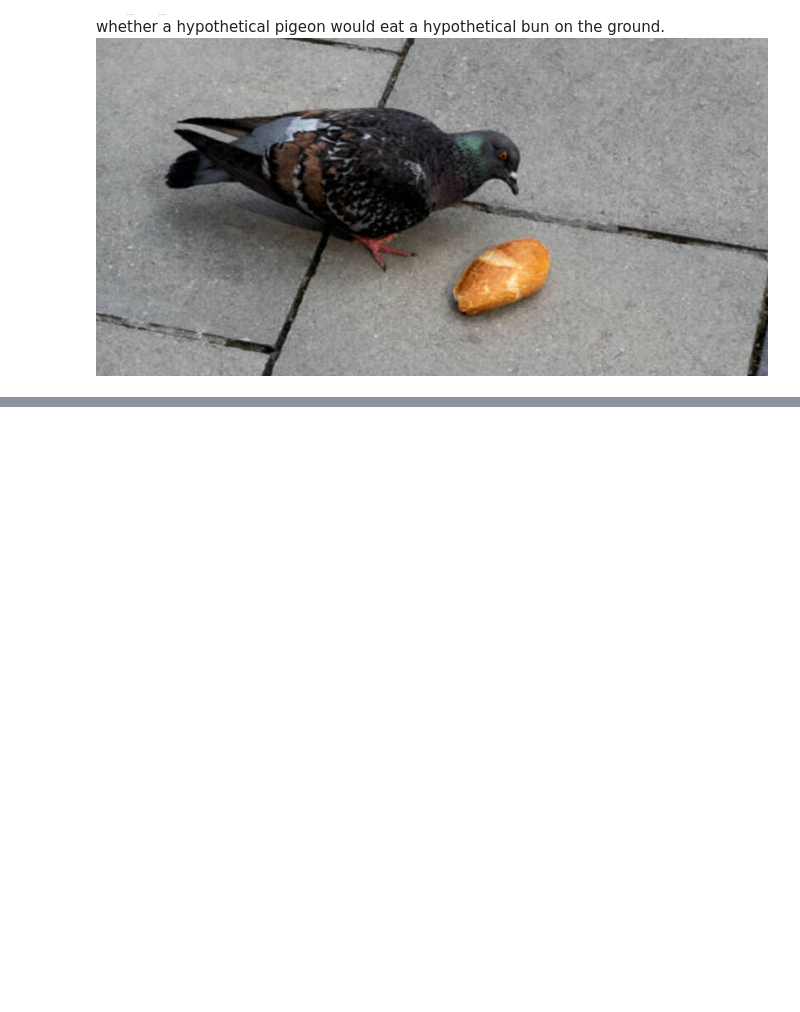
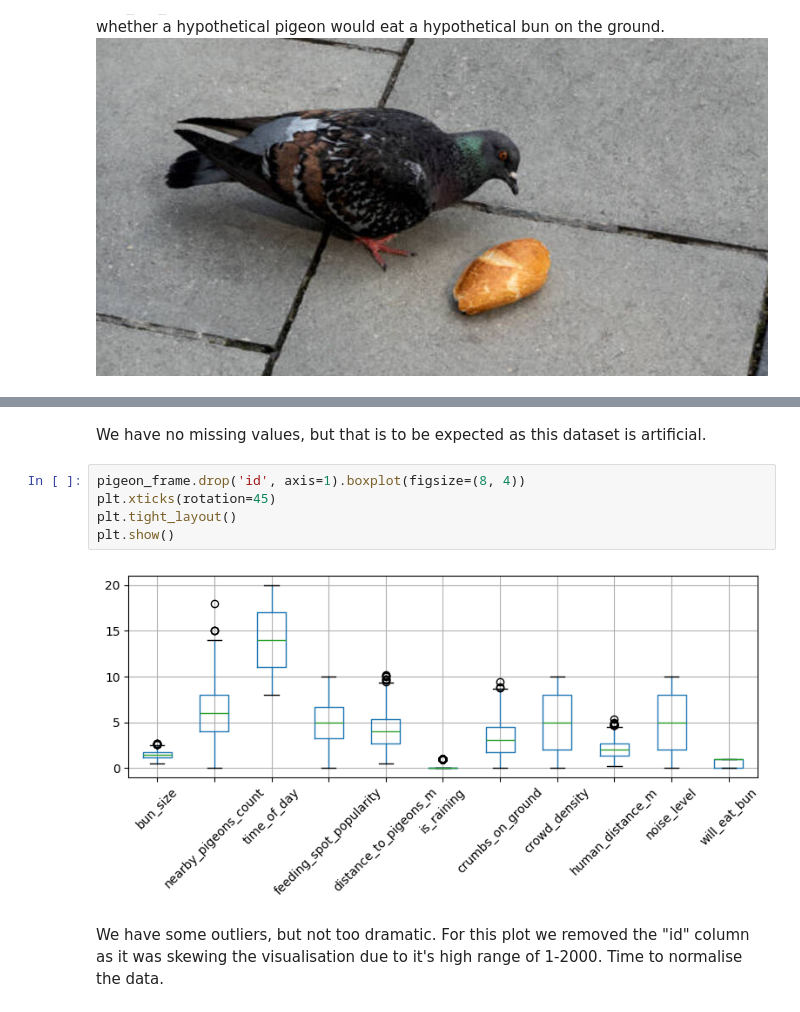
Before and after one commit to Lord-of-Waffles/WillPigeonEatBun, a Jupyter notebook: project.ipynb, the cells around one changed output, grey strips where cells are left out. Saved outputs shown, nothing was run; the diff lists cells and outputs as text; blank space fills up the shorter version.

Commit message:
Finished data exploration and initial transformation

```diff
--- a/project.ipynb
+++ b/project.ipynb
@@ -55,0 +82,11 @@ dtype: int64
+# %% [markdown]
+We have no missing values, but that is to be expected as this dataset is artificial.
+# %%
+pigeon_frame.drop('id', axis=1).boxplot(figsize=(8, 4))
+plt.xticks(rotation=45)
+plt.tight_layout()
+plt.show()
+# %% [output]
+[figure, added]
+# %% [markdown]
+We have some outliers, but not too dramatic. For this plot we removed the "id" column as it was skewing the visualisation due to it's high range of 1-2000. Time to normalise the data.
```
Also changed, not shown: parts of 7 cells of this notebook.
